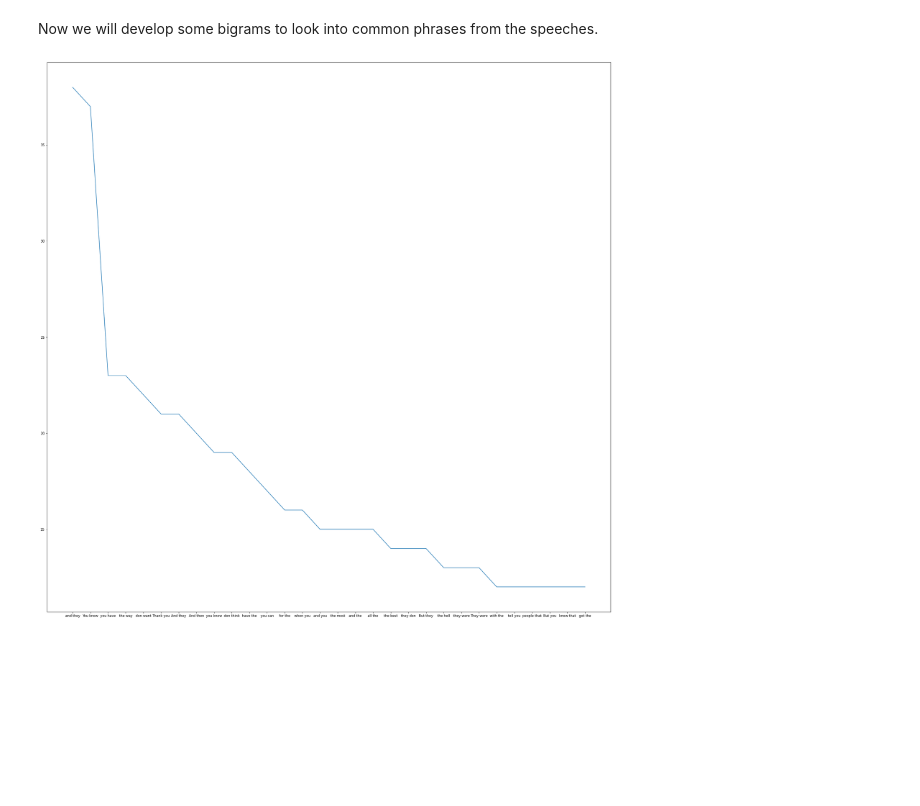
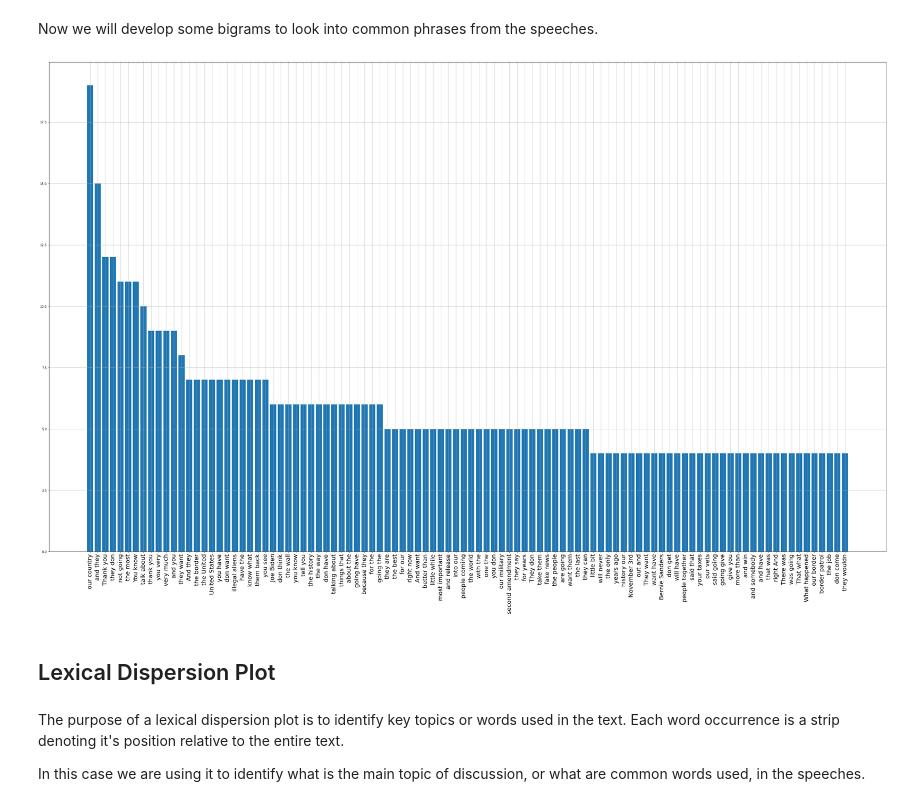
Before and after one commit to aishmore/Speech-Analysis, a Jupyter notebook: trump-rally-speech-nlp-analysis.ipynb, the cells around one changed output. Cells and saved outputs as stored; diff of their text form; code cells hidden in the pictures; blank space fills up the shorter version.

```diff
--- a/trump-rally-speech-nlp-analysis.ipynb
+++ b/trump-rally-speech-nlp-analysis.ipynb
@@ -89,6 +90,17 @@ To do this we will generate a dataset including data regarding:
 4. Overall speech sentiments to see if the tone of the speeches change over time
 # %% [markdown]
 ### Clean up Rally Data
+# %%
+#Change all to lowercase and remove symbols other than periods
+shortword = re.compile(r'\W*\b\w{1,2}\b')
+for speech in list_of_speech:
+    speech = speech.lower()
+    speech = re.sub(r'[^\w\s]', '', speech)
+    speech = shortword.sub('', speech)
+
+corpus = corpus.lower()
+corpus = re.sub(r'[^\w\s]', '', corpus)
+corpus = shortword.sub('', corpus)
 # %%
 #Split filename into rally location and date
 elems = []
@@ -130,7 +142,7 @@ for elem in elems:
 # %%
 #Define set of stop words for remaining analysis
 stop_words = stopwords.words('english')
-stop_words.extend(['from', 'subject', 're', 'edu', 'use', 'going', 'said'])
+stop_words.extend(['from', 'subject', 're', 'edu', 'use', 'going', 'said', 'you','and'])
 # %%
 #Frequency of words in each speech and remove stop words from count
 speech_fdist = []
@@ -278,14 +330,22 @@ for bigram in speech_bigrams:
 # %%
 #get frequecy of word-pairs
 bi_grams_freq = FreqDist(bigram_speech)
-mostCommonBigrams= bi_grams_freq.most_common(30)
+mostCommonBigrams= bi_grams_freq.most_common(100)
 
 bigram = [bigram[0] for bigram in mostCommonBigrams]
 count = [bigram[1] for bigram in mostCommonBigrams]
 # %%
 #plot bigram frequency
-plt.figure(figsize=(30,30))
-plt.plot(bigram,count)
+plt.figure(figsize=(50,30))
+plt.bar(bigram,count)
+plt.xticks(rotation='vertical', size=20)
+plt.grid(True, lw = 0.65)
 plt.show()
 # %% [output]
-[figure, old version]
+[figure, new version]
+# %% [markdown]
+## Lexical Dispersion Plot
+# %% [markdown]
+The purpose of a lexical dispersion plot is to identify key topics or words used in the text. Each word occurrence is a strip denoting it's position relative to the entire text.
+
+In this case we are using it to identify what is the main topic of discussion, or what are common words used, in the speeches.
```
Also changed, not shown: parts of 14 cells of this notebook.
